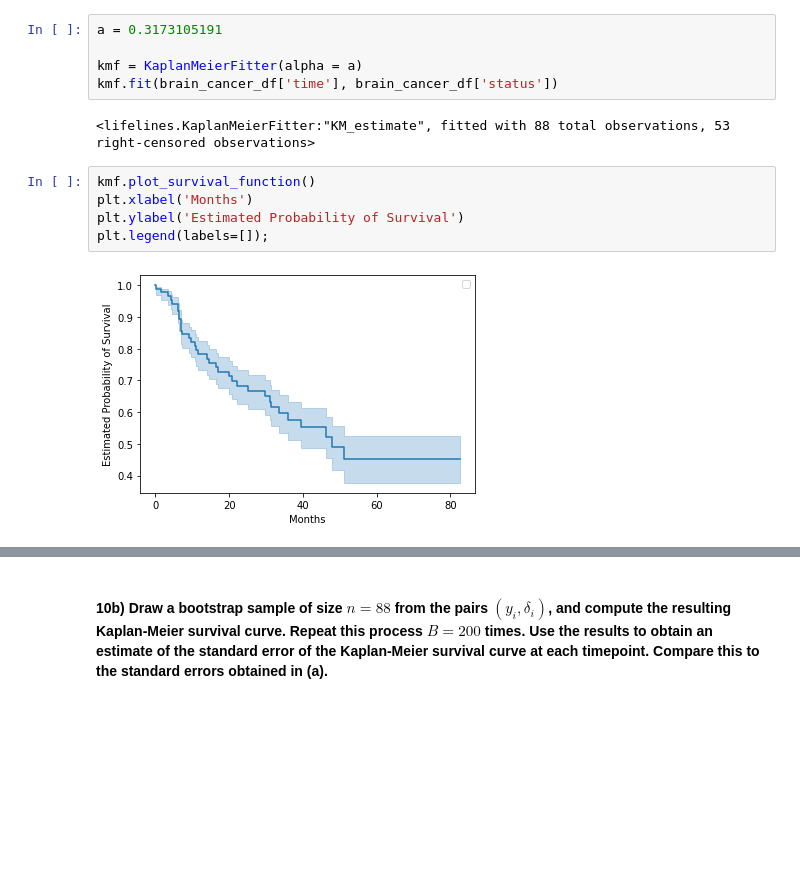
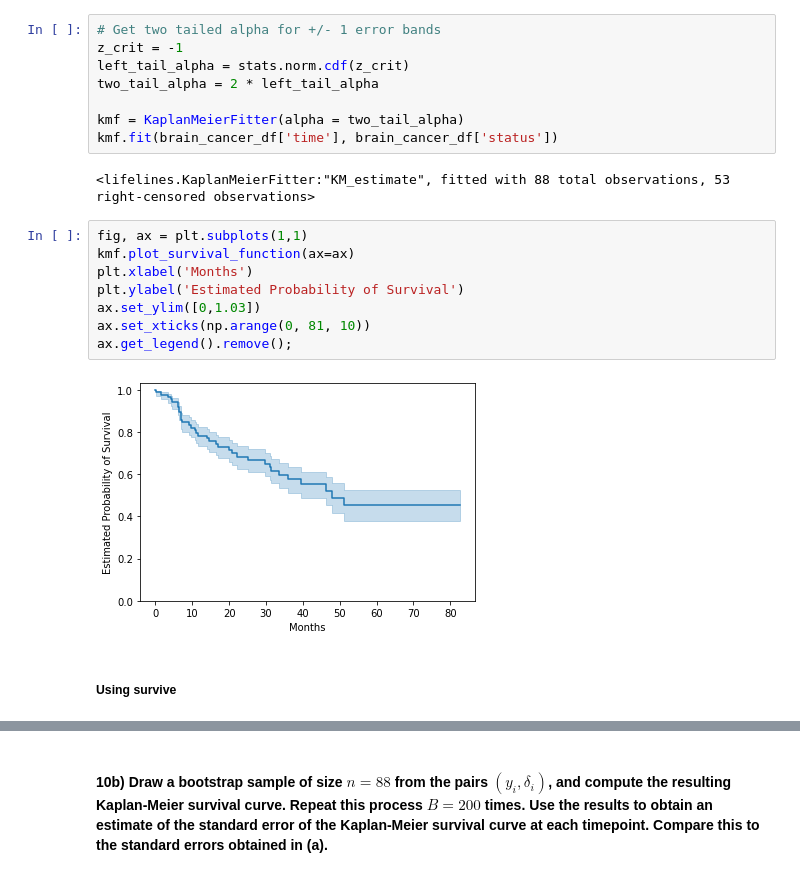
Before and after one commit to papir805/ISLR2, a Jupyter notebook: Python/chp11 - Survival Analysis/exercises/chp_11_exercises_me.ipynb, the cells around one changed output, grey strips where cells are left out. Cells and saved outputs as stored; diff of their text form; blank space fills up the shorter version.

```diff
--- a/Python/chp11 - Survival Analysis/exercises/chp_11_exercises_me.ipynb
+++ b/Python/chp11 - Survival Analysis/exercises/chp_11_exercises_me.ipynb
@@ -414,14 +494,22 @@ brain_cancer_df.sort_values(by='time')
 # %%
-a = 0.3173105191
+# Get two tailed alpha for +/- 1 error bands
+z_crit = -1
+left_tail_alpha = stats.norm.cdf(z_crit)
+two_tail_alpha = 2 * left_tail_alpha
 
-kmf = KaplanMeierFitter(alpha = a)
+kmf = KaplanMeierFitter(alpha = two_tail_alpha)
 kmf.fit(brain_cancer_df['time'], brain_cancer_df['status'])
 # %% [output]
 <lifelines.KaplanMeierFitter:"KM_estimate", fitted with 88 total observations, 53 right-censored observations>
 # %%
-kmf.plot_survival_function()
+fig, ax = plt.subplots(1,1)
+kmf.plot_survival_function(ax=ax)
 plt.xlabel('Months')
 plt.ylabel('Estimated Probability of Survival')
-plt.legend(labels=[]);
+ax.set_ylim([0,1.03])
+ax.set_xticks(np.arange(0, 81, 10))
+ax.get_legend().remove();
 # %% [output]
-[figure, old version]
+[figure, new version]
+# %% [markdown]
+##### Using survive
```
Also changed, not shown: parts of 79 cells of this notebook, 3 other files.
